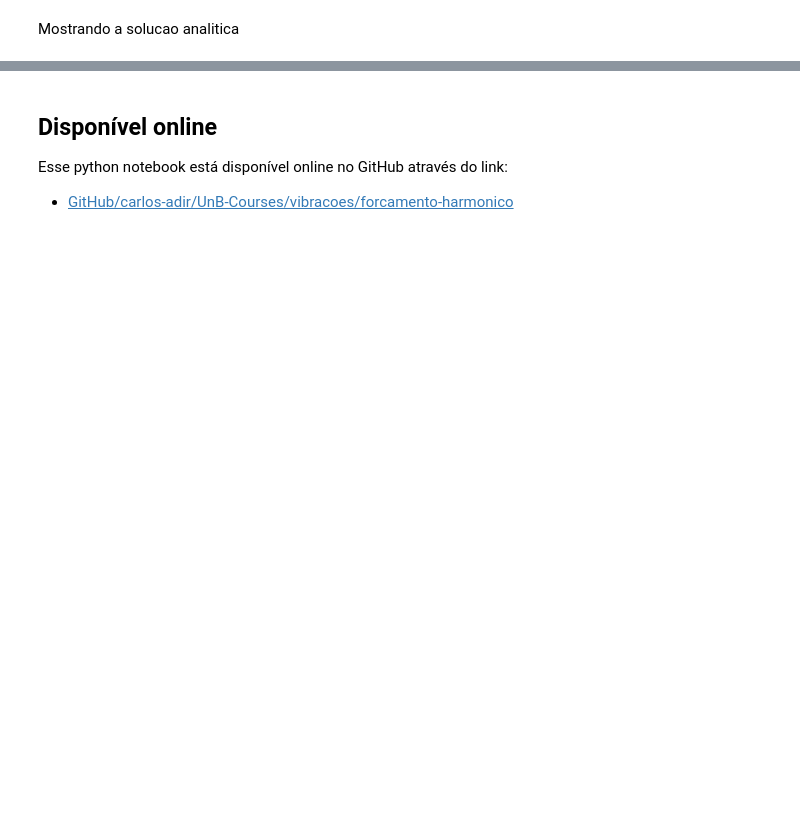
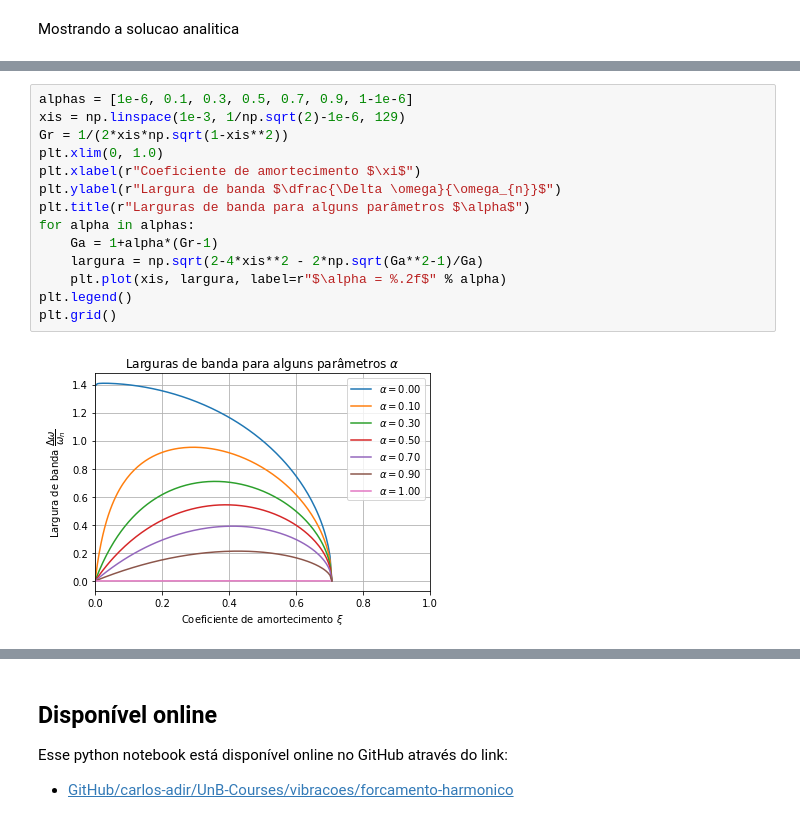
Before and after one commit to carlos-adir/UnB-Courses, a Jupyter notebook: vibracoes/forcamento-harmonico.ipynb, the cells around one changed output, grey strips where cells are left out. Saved outputs shown, nothing was run; the diff lists cells and outputs as text; blank space fills up the shorter version.

Commit message:
Add largura de banda e update harmonic forced

```diff
--- a/vibracoes/forcamento-harmonico.ipynb
+++ b/vibracoes/forcamento-harmonico.ipynb
@@ -371,0 +411,16 @@ plt.grid()
+# %%
+alphas = [1e-6, 0.1, 0.3, 0.5, 0.7, 0.9, 1-1e-6]
+xis = np.linspace(1e-3, 1/np.sqrt(2)-1e-6, 129)
+Gr = 1/(2*xis*np.sqrt(1-xis**2))
+plt.xlim(0, 1.0)
+plt.xlabel(r"Coeficiente de amortecimento $\xi$")
+plt.ylabel(r"Largura de banda $\dfrac{\Delta \omega}{\omega_{n}}$")
+plt.title(r"Larguras de banda para alguns parâmetros $\alpha$")
+for alpha in alphas:
+    Ga = 1+alpha*(Gr-1)
+    largura = np.sqrt(2-4*xis**2 - 2*np.sqrt(Ga**2-1)/Ga)
+    plt.plot(xis, largura, label=r"$\alpha = %.2f$" % alpha)
+plt.legend()
+plt.grid()
+# %% [output]
+[figure, added]
```
Also changed, not shown: parts of 58 cells of this notebook, 1 other file.
